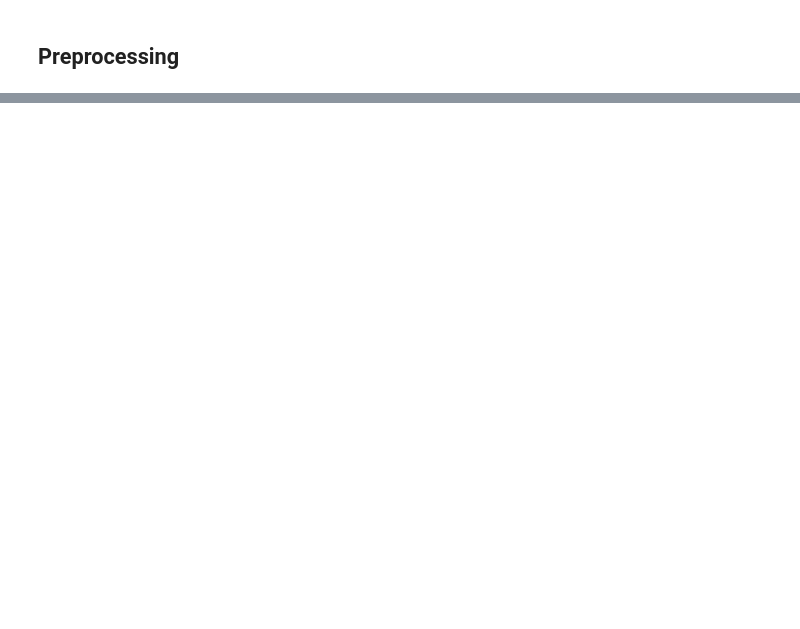
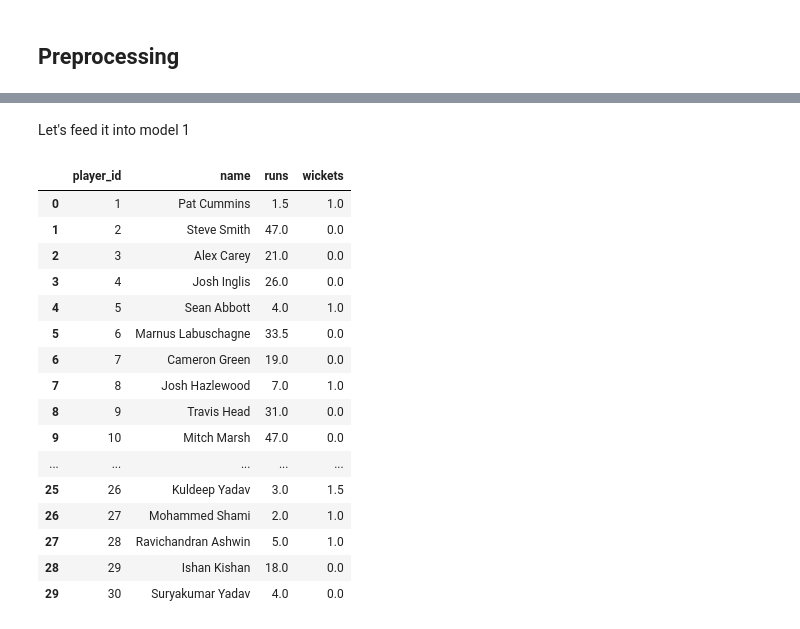
Before and after one commit to nikhil-1e9/AV-Hackathon, a Jupyter notebook: AV_match_prediction.ipynb, the cells around one changed output, grey strips where cells are left out. Cells and saved outputs as stored; diff of their text form; code cells hidden in the pictures; blank space fills up the shorter version.

```diff
--- a/AV_match_prediction.ipynb
+++ b/AV_match_prediction.ipynb
@@ -181,0 +96,3 @@ sub
+# %%
+id_name = train.groupby(['player_id']).player_name.first().reset_index()
+id_name
@@ -181,0 +174,19 @@ sub
+# %%
+# Make predictions based on the average of performance in last n matches
+def make_predictions(df, n=5, measure='mean'):
+    runs = []
+    wickets = []
+    for i in range(1,31):
+        if measure == 'mean':
+            runs.append(df[(df.player_id==i)&(df.runs_scored!=-1)].sort_values('match_date', ascending=False).runs_scored[:n].mean())
+            wickets.append(df[df.player_id==i].sort_values('match_date', ascending=False).wickets[:n].mean())
+        elif measure == 'median':
+            runs.append(df[(df.player_id==i)&(df.runs_scored!=-1)].sort_values('match_date', ascending=False).runs_scored[:n].median())
+            wickets.append(df[df.player_id==i].sort_values('match_date', ascending=False).wickets[:n].median())
+
+    sub_df = sub.copy()
+    sub_df['runs'] = runs
+    sub_df['wickets'] = wickets
+    sub_df['name'] = id_name['player_name']
+    sub_df = sub_df[['player_id', 'name', 'runs', 'wickets']]
+    return sub_df
@@ -181,0 +243,4 @@ sub
+# %%
+against_df = train[(train.opposition=='India')|(train.opposition=='Australia')]
+print("Shape:", against_df.shape)
+against_df.head()
@@ -181,0 +255,24 @@ sub
+# %% [markdown]
+Let's feed it into model 1
+# %%
+# Store predictions in sub file
+sub2 = make_predictions(against_df, n=100, measure='median')
+sub2
+# %% [output]
+|  | player_id | name | runs | wickets |
+| 0 | 1 | Pat Cummins | 1.5 | 1.0 |
+| 1 | 2 | Steve Smith | 47.0 | 0.0 |
+| 2 | 3 | Alex Carey | 21.0 | 0.0 |
+| 3 | 4 | Josh Inglis | 26.0 | 0.0 |
+| 4 | 5 | Sean Abbott | 4.0 | 1.0 |
+| 5 | 6 | Marnus Labuschagne | 33.5 | 0.0 |
+| 6 | 7 | Cameron Green | 19.0 | 0.0 |
+| 7 | 8 | Josh Hazlewood | 7.0 | 1.0 |
+| 8 | 9 | Travis Head | 31.0 | 0.0 |
+| 9 | 10 | Mitch Marsh | 47.0 | 0.0 |
+| ... | ... | ... | ... | ... |
+| 25 | 26 | Kuldeep Yadav | 3.0 | 1.5 |
+| 26 | 27 | Mohammed Shami | 2.0 | 1.0 |
+| 27 | 28 | Ravichandran Ashwin | 5.0 | 1.0 |
+| 28 | 29 | Ishan Kishan | 18.0 | 0.0 |
+| 29 | 30 | Suryakumar Yadav | 4.0 | 0.0 |
```
Also changed, not shown: parts of 63 cells of this notebook.
